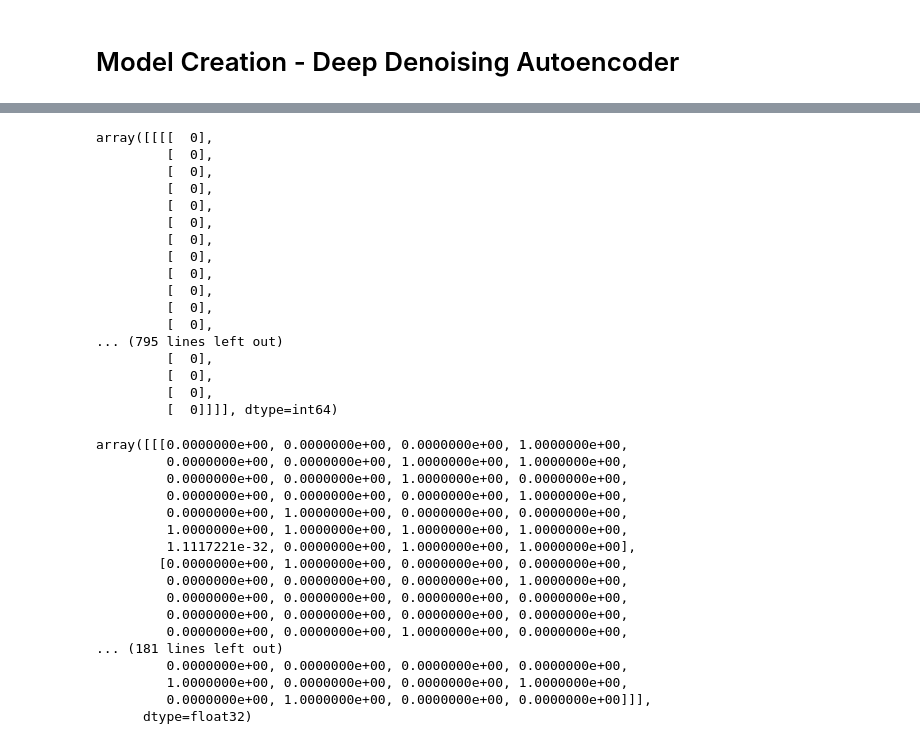
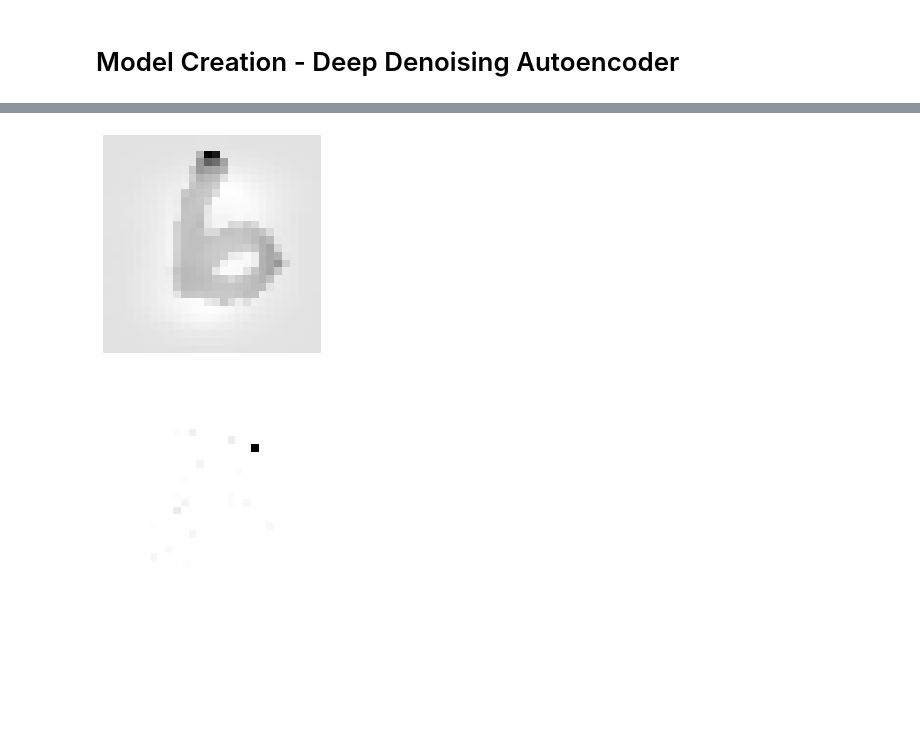
Before and after one commit to IIIskiplikIII/autoencoding-mnist, a Jupyter notebook: autoencoding-mnist.ipynb, the cells around one changed output, grey strips where cells are left out. Saved outputs shown, nothing was run; the diff lists cells and outputs as text; code cells hidden in the pictures; blank space fills up the shorter version.

```diff
--- a/autoencoding-mnist.ipynb
+++ b/autoencoding-mnist.ipynb
@@ -154,44 +207,14 @@ plt.plot(history.history['val_loss'])
-# %%
-X_valid_prep[:1]
-# %% [output]
-array([[[[  0],
-         [  0],
-         [  0],
-         [  0],
-         [  0],
-         [  0],
-         [  0],
-         [  0],
-         [  0],
-         [  0],
-         [  0],
-         [  0],
-... (795 lines left out)
-         [  0],
-         [  0],
-         [  0],
-         [  0]]]], dtype=int64)
+# %%
+# Test image from a known set
+plot_image(X_train_prep[1])
+# %% [output]
+[figure, added]
 # %%
 #plot_image()
-dropout_ae.predict(X_valid_prep[:1])
+#dropout_ae.predict(X_valid_prep[:1]).shape
+plot_image(dropout_ae.predict(X_valid_prep[:10])[8])
 # %% [output]
-array([[[0.0000000e+00, 0.0000000e+00, 0.0000000e+00, 1.0000000e+00,
-         0.0000000e+00, 0.0000000e+00, 1.0000000e+00, 1.0000000e+00,
-         0.0000000e+00, 0.0000000e+00, 1.0000000e+00, 0.0000000e+00,
-         0.0000000e+00, 0.0000000e+00, 0.0000000e+00, 1.0000000e+00,
-         0.0000000e+00, 1.0000000e+00, 0.0000000e+00, 0.0000000e+00,
-         1.0000000e+00, 1.0000000e+00, 1.0000000e+00, 1.0000000e+00,
-         1.1117221e-32, 0.0000000e+00, 1.0000000e+00, 1.0000000e+00],
-        [0.0000000e+00, 1.0000000e+00, 0.0000000e+00, 0.0000000e+00,
-         0.0000000e+00, 0.0000000e+00, 0.0000000e+00, 1.0000000e+00,
-         0.0000000e+00, 0.0000000e+00, 0.0000000e+00, 0.0000000e+00,
-         0.0000000e+00, 0.0000000e+00, 0.0000000e+00, 0.0000000e+00,
-         0.0000000e+00, 0.0000000e+00, 1.0000000e+00, 0.0000000e+00,
-... (181 lines left out)
-         0.0000000e+00, 0.0000000e+00, 0.0000000e+00, 0.0000000e+00,
-         1.0000000e+00, 0.0000000e+00, 0.0000000e+00, 1.0000000e+00,
-         0.0000000e+00, 1.0000000e+00, 0.0000000e+00, 0.0000000e+00]]],
-      dtype=float32)
+[figure, added]
 # %%
 show_reconstructions(dropout_ae)
 # %% [output]
```
Also changed, not shown: parts of 15 cells of this notebook.
